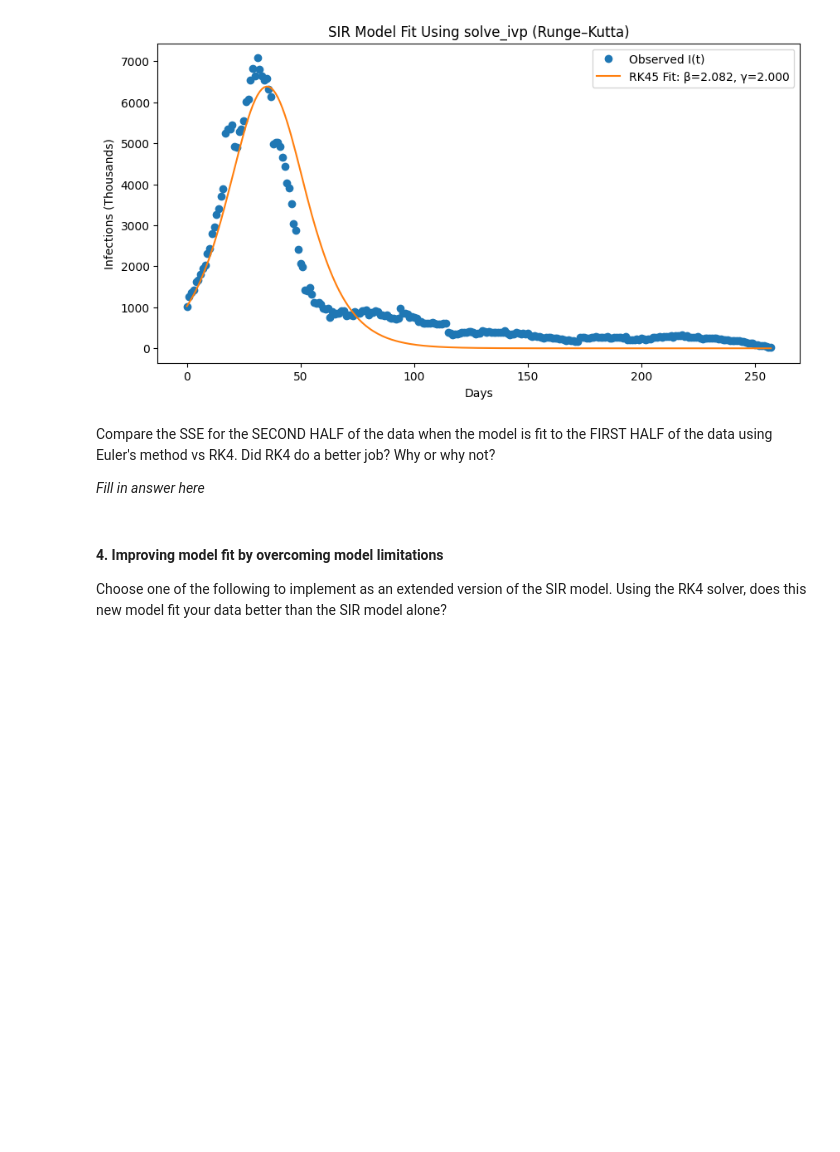
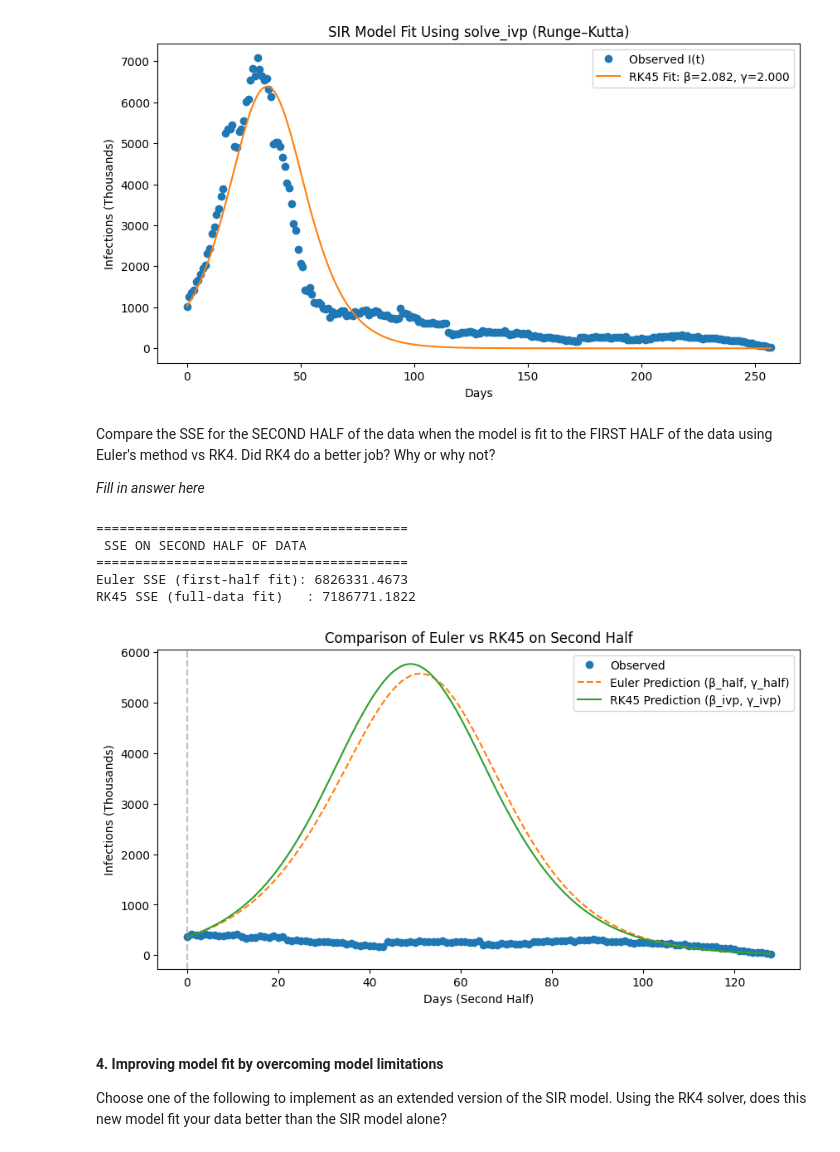
Before and after one commit to esther-akinade/Module4_Ebola-, a Jupyter notebook: FUNG2_AKINADE_WORRALL_MODULE_4.ipynb, the cells around one changed output. Drawn from its saved outputs; the diff is of its cells as text; code cells hidden in the pictures; blank space fills up the shorter version.

```diff
--- a/FUNG2_AKINADE_WORRALL_MODULE_4.ipynb
+++ b/FUNG2_AKINADE_WORRALL_MODULE_4.ipynb
@@ -480,6 +480,69 @@ Compare the SSE for the SECOND HALF of the data when the model is fit to the FIR
 *Fill in answer here*
 # %%
 # SSE comparison between Euler's method and RK4 (solve_ivp) on the SECOND HALF of the data.
+# -----------------------------
+# 1. Define second-half data
+# -----------------------------
+I_obs_second = I_obs[n_half:]
+t_second = np.linspace(0, len(I_obs_second)-1, len(I_obs_second))
+
+# Initial conditions for second half
+I0_second = I_obs_second[0]
+R0_second = R0_obs            # still 0
+S0_second = N - I0_second - R0_second
+
+# -----------------------------
+# 2. Euler prediction on second half
+# -----------------------------
+S_euler_second, I_euler_second, R_euler_second = euler_sir(
+    beta_half, gamma_half,
+    S0_second, I0_second, R0_second,
+    t_second, N
+)
+
+SSE_euler_second = np.mean((I_euler_second - I_obs_second)**2)
+
+# -----------------------------
+# 3. RK45 prediction on second half
+# -----------------------------
+S_rk45_second, I_rk45_second, R_rk45_second = simulate_sir_ivp(
+    beta_ivp, gamma_ivp,
+    S0_second, I0_second, R0_second,
+    t_second, N
+)
+
+SSE_rk45_second = np.mean((I_rk45_second - I_obs_second)**2)
+
+# -----------------------------
+# 4. Print comparison
+# -----------------------------
+print("\n========================================")
+print(" SSE ON SECOND HALF OF DATA")
+print("========================================")
+print(f"Euler SSE (first-half fit): {SSE_euler_second:.4f}")
+print(f"RK45 SSE (full-data fit)   : {SSE_rk45_second:.4f}")
+
+# -----------------------------
+# 5. Optional plot comparison
+# -----------------------------
+plt.figure(figsize=(10,5))
+plt.plot(t_second, I_obs_second, 'o', label='Observed')
+plt.plot(t_second, I_euler_second, '--', label='Euler Prediction (β_half, γ_half)')
+plt.plot(t_second, I_rk45_second, '-', label='RK45 Prediction (β_ivp, γ_ivp)')
+
+plt.axvline(0, color='gray', linestyle='--', alpha=0.5)  # start of second half
+plt.xlabel('Days (Second Half)')
+plt.ylabel('Infections (Thousands)')
+plt.title('Comparison of Euler vs RK45 on Second Half')
+plt.legend()
+plt.show()
+# %% [output]
+========================================
+ SSE ON SECOND HALF OF DATA
+========================================
+Euler SSE (first-half fit): 6826331.4673
+RK45 SSE (full-data fit)   : 7186771.1822
+[figure, added]
 # %% [markdown]
 #### 4. Improving model fit by overcoming model limitations
 
```
